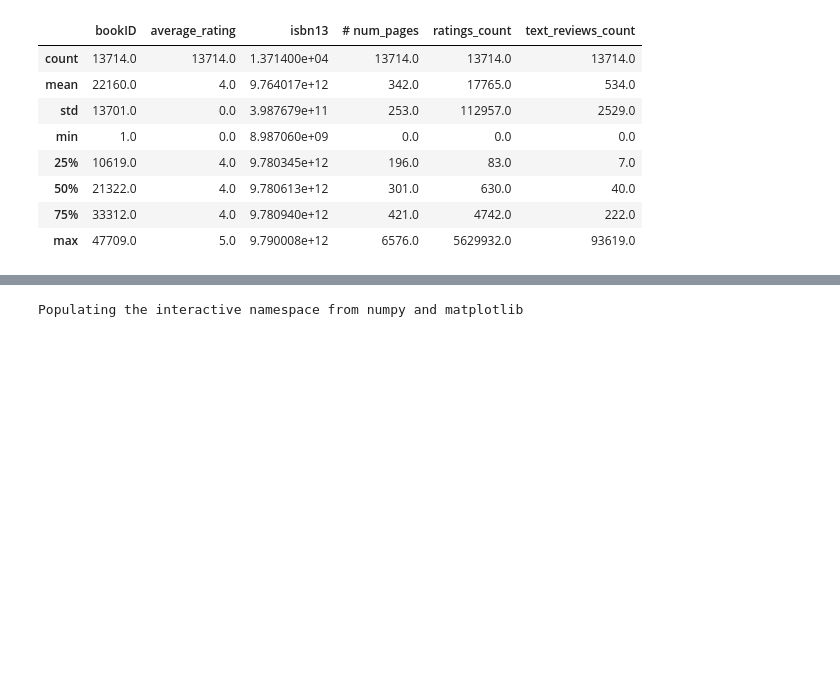
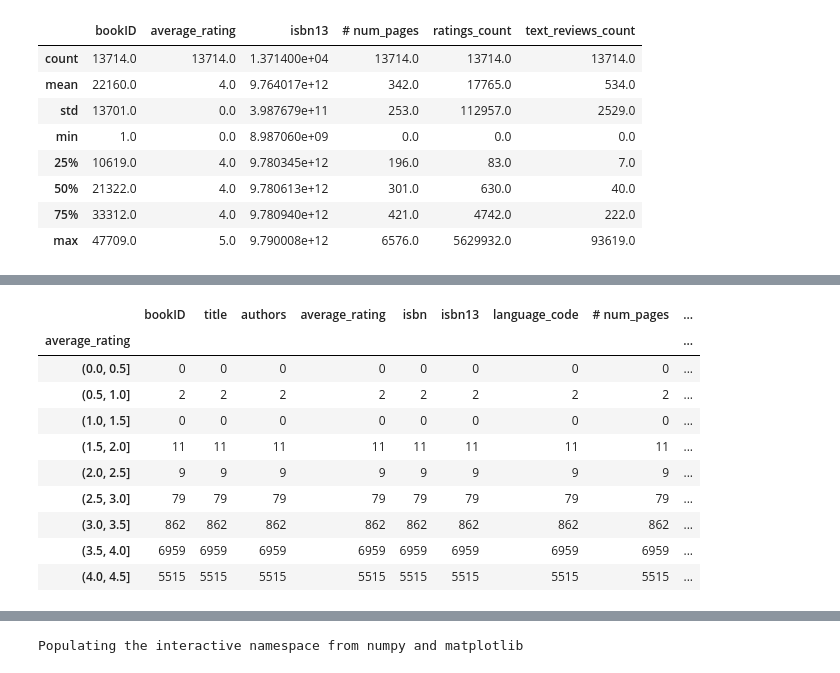
Before and after one commit to akakicreations/ejercicios-casuales-github, a Jupyter notebook: books-goodreader.ipynb, the cells around one changed output, grey strips where cells are left out. Saved outputs shown, nothing was run; the diff lists cells and outputs as text; code cells hidden in the pictures; blank space fills up the shorter version.

```diff
--- a/books-goodreader.ipynb
+++ b/books-goodreader.ipynb
@@ -91,0 +95,16 @@ df_per_date.sample(6)
+# %%
+#Agrupamos por media y contamos los que hay con determinados rangos de puntuación
+df_group = df.groupby(pd.cut(df["average_rating"], np.arange(0, 5.0, 0.5))).count()
+df_group
+# %% [output]
+|  | bookID | title | authors | average_rating | isbn | isbn13 | language_code | # num_pages | ... |
+| average_rating |  |  |  |  |  |  |  |  | ... |
+| (0.0, 0.5] | 0 | 0 | 0 | 0 | 0 | 0 | 0 | 0 | ... |
+| (0.5, 1.0] | 2 | 2 | 2 | 2 | 2 | 2 | 2 | 2 | ... |
+| (1.0, 1.5] | 0 | 0 | 0 | 0 | 0 | 0 | 0 | 0 | ... |
+| (1.5, 2.0] | 11 | 11 | 11 | 11 | 11 | 11 | 11 | 11 | ... |
+| (2.0, 2.5] | 9 | 9 | 9 | 9 | 9 | 9 | 9 | 9 | ... |
+| (2.5, 3.0] | 79 | 79 | 79 | 79 | 79 | 79 | 79 | 79 | ... |
+| (3.0, 3.5] | 862 | 862 | 862 | 862 | 862 | 862 | 862 | 862 | ... |
+| (3.5, 4.0] | 6959 | 6959 | 6959 | 6959 | 6959 | 6959 | 6959 | 6959 | ... |
+| (4.0, 4.5] | 5515 | 5515 | 5515 | 5515 | 5515 | 5515 | 5515 | 5515 | ... |
```
Also changed, not shown: parts of 18 cells of this notebook.
